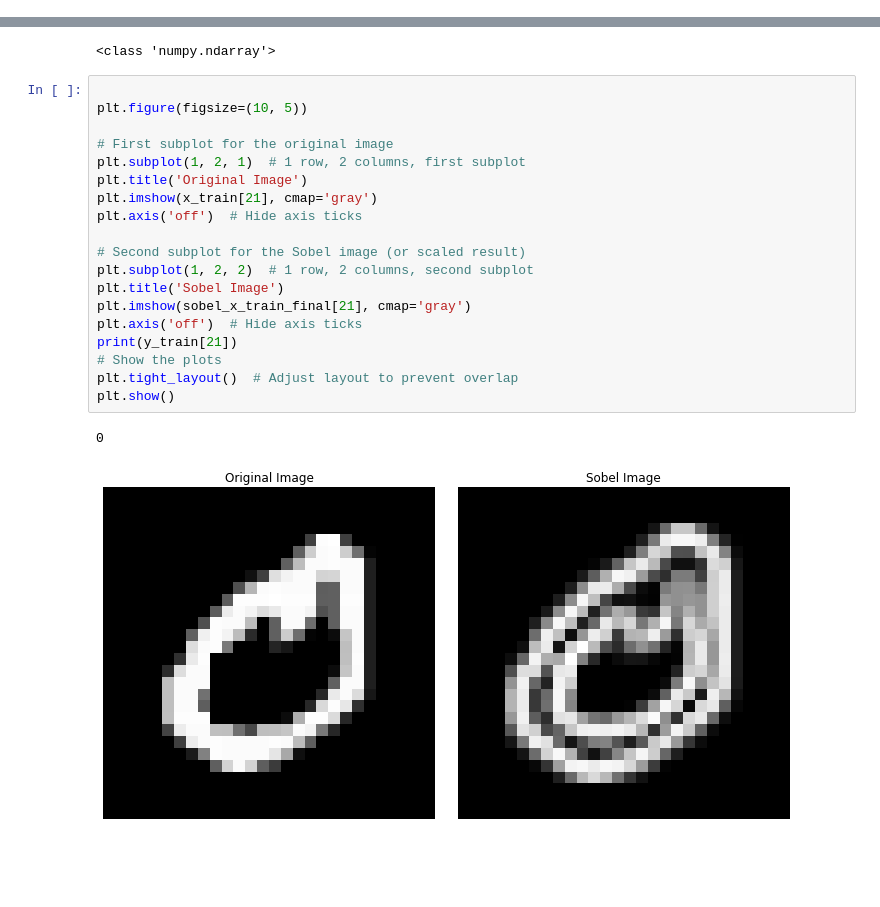
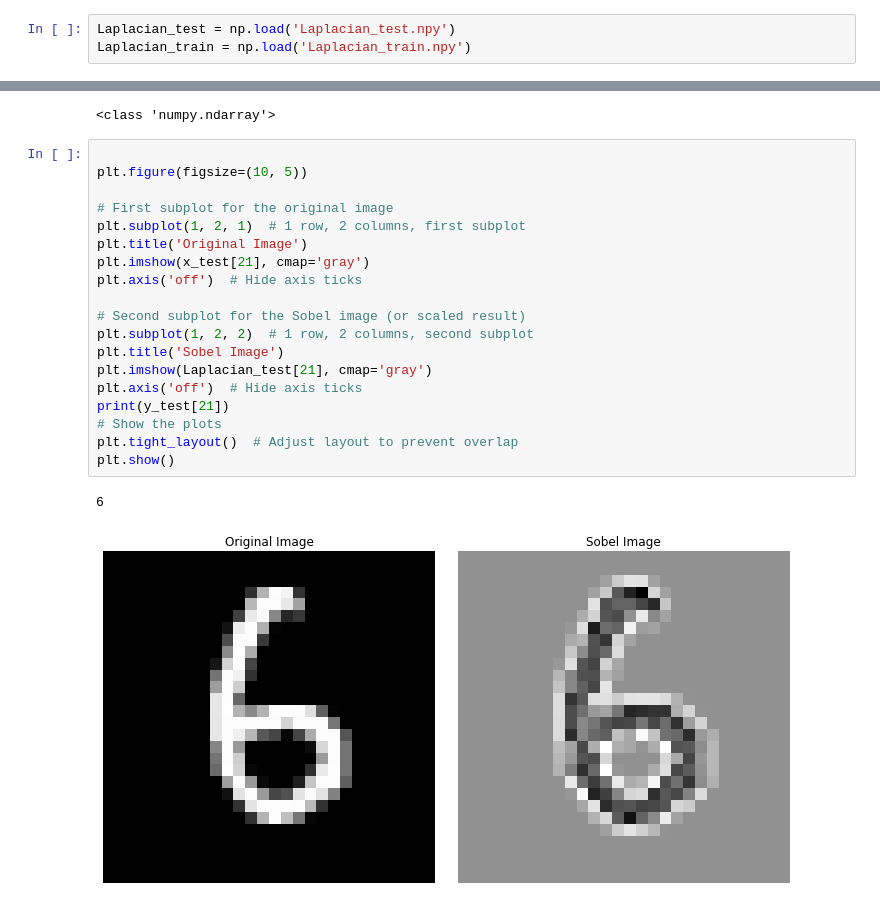
Before and after one commit to Benyamin-Asadi/decision-tree-svm, a Jupyter notebook: P2.ipynb, the cells around one changed output, grey strips where cells are left out. Cells and saved outputs as stored; diff of their text form; blank space fills up the shorter version.

```diff
--- a/P2.ipynb
+++ b/P2.ipynb
@@ -234,0 +268,3 @@ HOG_train_f = np.load('HOG_train_f.npy')
+# %%
+Laplacian_test = np.load('Laplacian_test.npy')
+Laplacian_train = np.load('Laplacian_train.npy')
@@ -310,22 +424,22 @@ print(type(sobel_x_test_final))
 # %%
 
 plt.figure(figsize=(10, 5))
 
 # First subplot for the original image
 plt.subplot(1, 2, 1)  # 1 row, 2 columns, first subplot
 plt.title('Original Image')
-plt.imshow(x_train[21], cmap='gray')
+plt.imshow(x_test[21], cmap='gray')
 plt.axis('off')  # Hide axis ticks
 
 # Second subplot for the Sobel image (or scaled result)
 plt.subplot(1, 2, 2)  # 1 row, 2 columns, second subplot
 plt.title('Sobel Image')
-plt.imshow(sobel_x_train_final[21], cmap='gray')
+plt.imshow(Laplacian_test[21], cmap='gray')
 plt.axis('off')  # Hide axis ticks
-print(y_train[21])
+print(y_test[21])
 # Show the plots
 plt.tight_layout()  # Adjust layout to prevent overlap
 plt.show()
 # %% [output]
-0
+6
-[figure, old version]
+[figure, new version]
```
Also changed, not shown: parts of 10 cells of this notebook.
